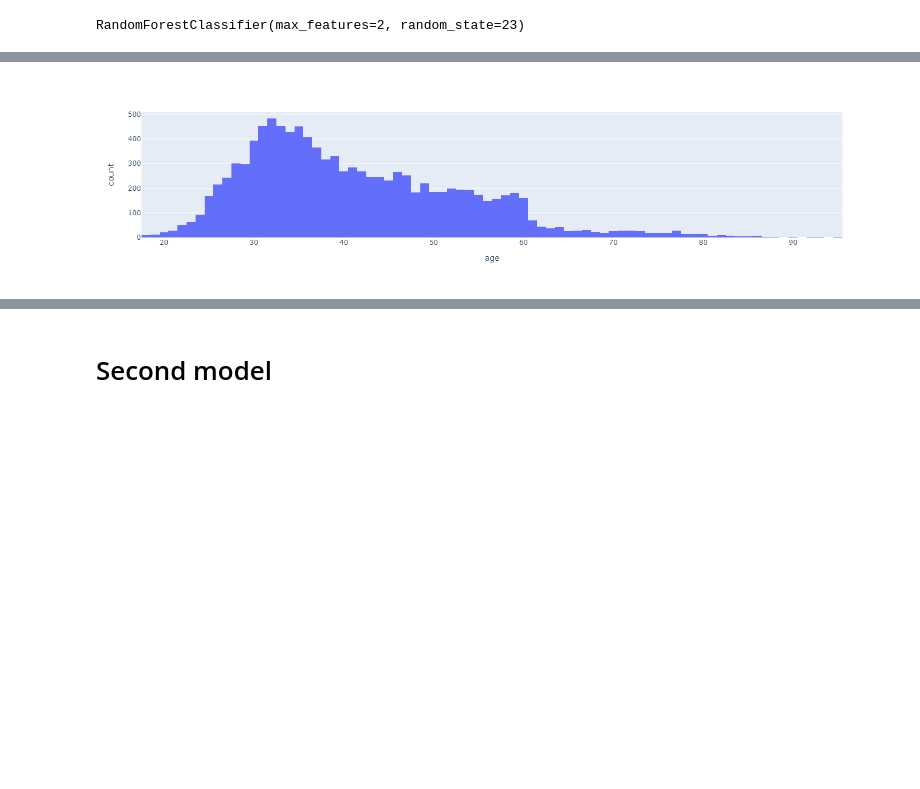
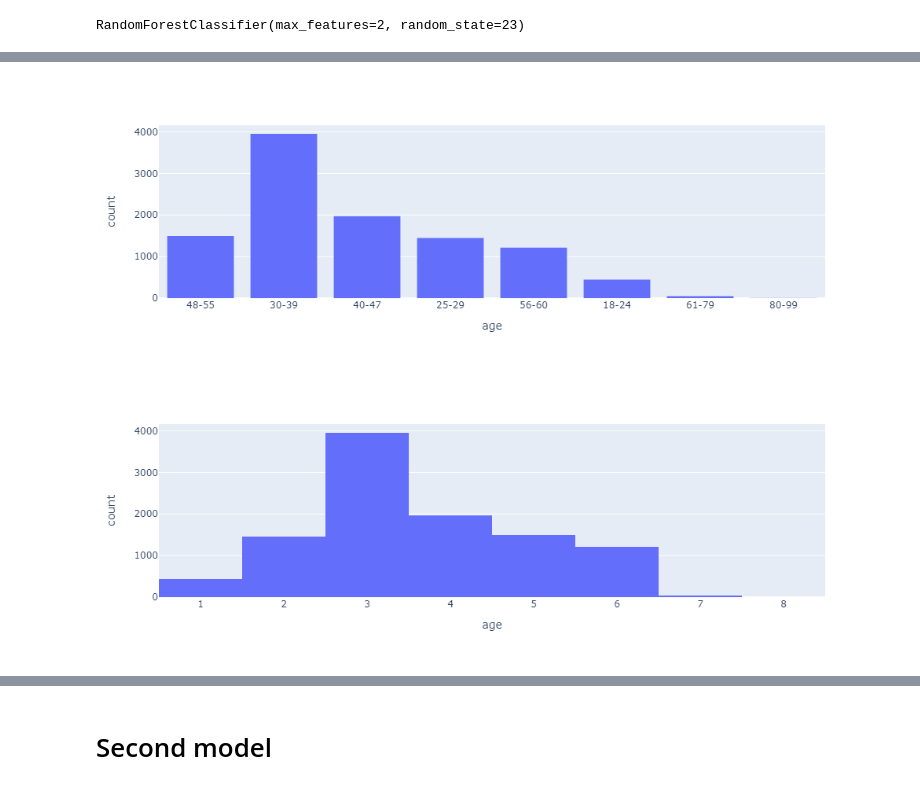
Before and after one commit to ldumay/esiee_2022_ia_tp_banque, a Jupyter notebook: notebook_Zchen.ipynb, the cells around one changed output, grey strips where cells are left out. Drawn from its saved outputs; the diff is of its cells as text; code cells hidden in the pictures; blank space fills up the shorter version.

```diff
--- a/notebook_Zchen.ipynb
+++ b/notebook_Zchen.ipynb
@@ -112,0 +52,27 @@ dfClientDataReadable
+# %%
+def dfAgeScale(df):
+    bins = [18, 25, 30, 40, 48, 56, 80, 90, 100]
+    labels = ['18-24','25-29', '30-39', '40-47', '48-55', '56-60', '61-79', '80-99']
+    df['age'] = pd.cut(df.age, bins, labels = labels,include_lowest = True)
+    return df
+
+#split data for the first model
+
+dfClientData = dfCsv[['age','marital','education','default','balance','housing','loan','Target']]
+dfClientData = balancingTragetResult(dfClientData)
+dfClientData['default'] = dfClientData['default'].map(defaultMap)
+dfClientData['loan'] = dfClientData['loan'].map(loanMap)
+dfClientData['Target'] = dfClientData['Target'].map(targetMap)
+dfClientData['housing'] = dfClientData['housing'].map(housingMap)
+dfClientData['marital'] = dfClientData['marital'].map(maritalMap)
+dfClientData['education'] = dfClientData['education'].map(educationMap)
+dfClientData = dfAgeScale(dfClientData)
+dfClientData['age'] = dfClientData['age'].map({'18-24':1,'25-29':2, '30-39':3, '40-47':4, '48-55':5, '56-60':6, '61-79':7, '80-99':8})
+
+# dfClientData['age'] = dfClientData['age'].arange(0,100,10)
+# dfClientData
+dfClientDataReadable = dfCsv[['age','marital','education','default','balance','housing','loan','Target']]
+dfClientDataReadable = balancingTragetResult(dfClientDataReadable)
+dfClientDataReadable = dfAgeScale(dfClientDataReadable)
+# dfClientData['age'].value_counts()
+# dfTargetNo['Target'].value_counts()
@@ -179,8 +136,11 @@ def pieChart(df, values, names):
 # %%
 fig = px.histogram(dfClientDataReadable.age, x='age')
 fig.show()
+fig = px.histogram(dfClientData.age, x='age')
+fig.show()
 # %% [output]
-[figure, old version]
+[figure, new version]
+[figure, added]
 # %%
 fig = px.histogram(dfClientDataReadable.Target, x='Target')
 fig.show()
```
Also changed, not shown: parts of 20 cells of this notebook.
